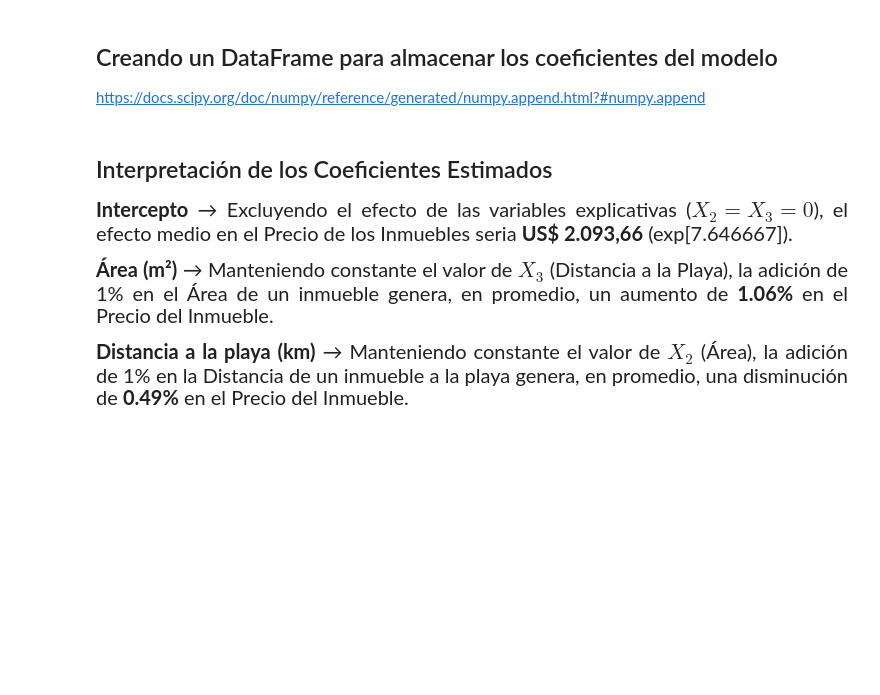
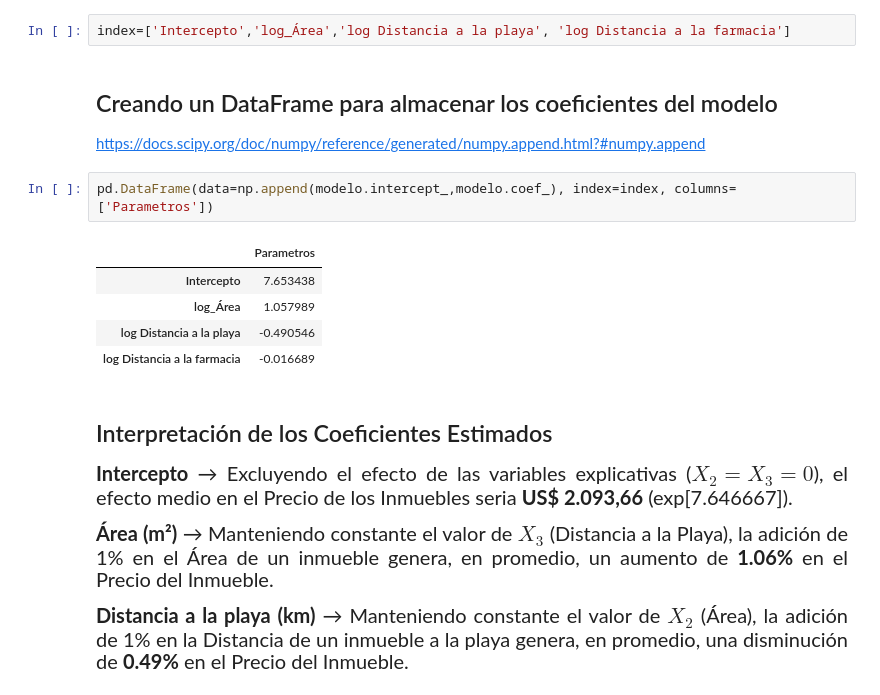
Before and after one commit to AndresCMontejo/tecnicas-de-modelado-avanzadas, a Jupyter notebook: Regresión_Lineal_II.ipynb, the cells around one changed output. Saved outputs shown, nothing was run; the diff lists cells and outputs as text; blank space fills up the shorter version.

```diff
--- a/Regresión_Lineal_II.ipynb
+++ b/Regresión_Lineal_II.ipynb
@@ -380,9 +509,19 @@ https://docs.scipy.org/doc/numpy-1.15.0/reference/generated/numpy.exp.html
 # %% [markdown]
 ## Creando una lista de nombres de las variables del modelo
+# %%
+index=['Intercepto','log_Área','log Distancia a la playa', 'log Distancia a la farmacia']
 # %% [markdown]
 ## Creando un DataFrame para almacenar los coeficientes del modelo
 
 https://docs.scipy.org/doc/numpy/reference/generated/numpy.append.html?#numpy.append
+# %%
+pd.DataFrame(data=np.append(modelo.intercept_,modelo.coef_), index=index, columns=['Parametros'])
+# %% [output]
+|  | Parametros |
+| Intercepto | 7.653438 |
+| log_Área | 1.057989 |
+| log Distancia a la playa | -0.490546 |
+| log Distancia a la farmacia | -0.016689 |
 # %% [markdown]
 ## Interpretación de los Coeficientes Estimados
 
```
Also changed, not shown: parts of 29 cells of this notebook.
